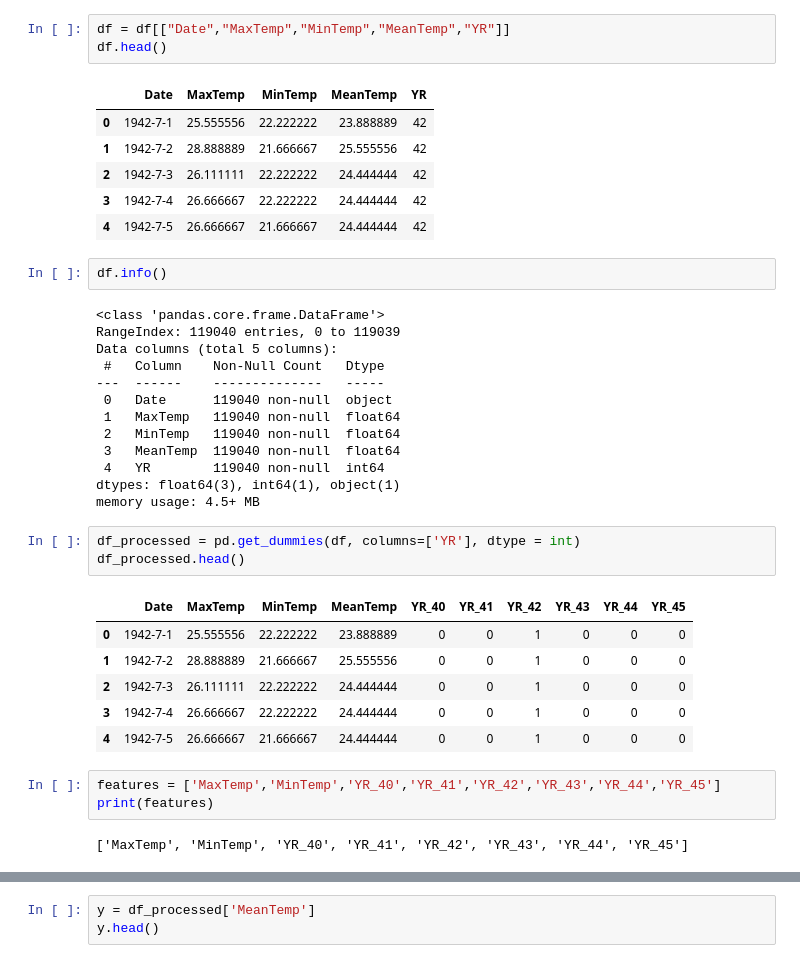
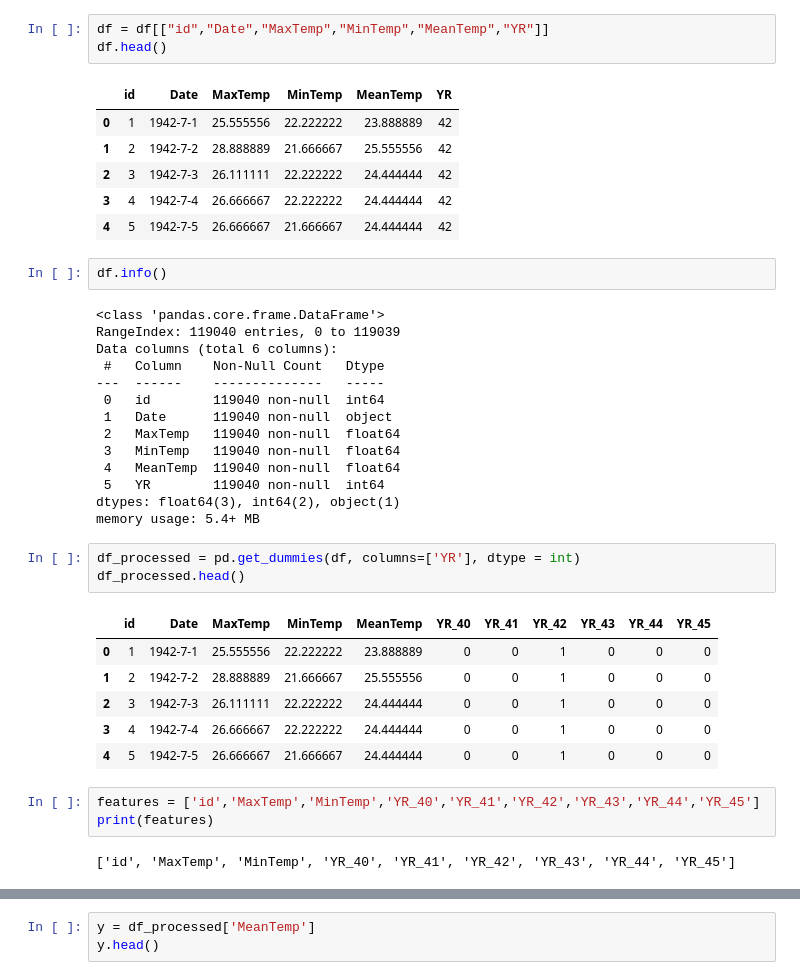
Before and after one commit to FILHOW/Clima_MVP, a Jupyter notebook: notebooks/Resumo_Do_Clima.ipynb, the cells around one changed output, grey strips where cells are left out. Saved outputs shown, nothing was run; the diff lists cells and outputs as text.

```diff
--- a/notebooks/Resumo_Do_Clima.ipynb
+++ b/notebooks/Resumo_Do_Clima.ipynb
@@ -15,43 +14,44 @@ df.head()
 # %%
-df = df[["Date","MaxTemp","MinTemp","MeanTemp","YR"]]
+df = df[["id","Date","MaxTemp","MinTemp","MeanTemp","YR"]]
 df.head()
 # %% [output]
-|  | Date | MaxTemp | MinTemp | MeanTemp | YR |
-| 0 | 1942-7-1 | 25.555556 | 22.222222 | 23.888889 | 42 |
-| 1 | 1942-7-2 | 28.888889 | 21.666667 | 25.555556 | 42 |
-| 2 | 1942-7-3 | 26.111111 | 22.222222 | 24.444444 | 42 |
-| 3 | 1942-7-4 | 26.666667 | 22.222222 | 24.444444 | 42 |
-| 4 | 1942-7-5 | 26.666667 | 21.666667 | 24.444444 | 42 |
+|  | id | Date | MaxTemp | MinTemp | MeanTemp | YR |
+| 0 | 1 | 1942-7-1 | 25.555556 | 22.222222 | 23.888889 | 42 |
+| 1 | 2 | 1942-7-2 | 28.888889 | 21.666667 | 25.555556 | 42 |
+| 2 | 3 | 1942-7-3 | 26.111111 | 22.222222 | 24.444444 | 42 |
+| 3 | 4 | 1942-7-4 | 26.666667 | 22.222222 | 24.444444 | 42 |
+| 4 | 5 | 1942-7-5 | 26.666667 | 21.666667 | 24.444444 | 42 |
 # %%
 df.info()
 # %% [output]
 <class 'pandas.core.frame.DataFrame'>
 RangeIndex: 119040 entries, 0 to 119039
-Data columns (total 5 columns):
+Data columns (total 6 columns):
  #   Column    Non-Null Count   Dtype
 ---  ------    --------------   -----
- 0   Date      119040 non-null  object
- 1   MaxTemp   119040 non-null  float64
- 2   MinTemp   119040 non-null  float64
- 3   MeanTemp  119040 non-null  float64
- 4   YR        119040 non-null  int64
-dtypes: float64(3), int64(1), object(1)
-memory usage: 4.5+ MB
+ 0   id        119040 non-null  int64
+ 1   Date      119040 non-null  object
+ 2   MaxTemp   119040 non-null  float64
+ 3   MinTemp   119040 non-null  float64
+ 4   MeanTemp  119040 non-null  float64
+ 5   YR        119040 non-null  int64
+dtypes: float64(3), int64(2), object(1)
+memory usage: 5.4+ MB
 # %%
 df_processed = pd.get_dummies(df, columns=['YR'], dtype = int)
 df_processed.head()
 # %% [output]
-|  | Date | MaxTemp | MinTemp | MeanTemp | YR_40 | YR_41 | YR_42 | YR_43 | YR_44 | YR_45 |
-| 0 | 1942-7-1 | 25.555556 | 22.222222 | 23.888889 | 0 | 0 | 1 | 0 | 0 | 0 |
-| 1 | 1942-7-2 | 28.888889 | 21.666667 | 25.555556 | 0 | 0 | 1 | 0 | 0 | 0 |
-| 2 | 1942-7-3 | 26.111111 | 22.222222 | 24.444444 | 0 | 0 | 1 | 0 | 0 | 0 |
-| 3 | 1942-7-4 | 26.666667 | 22.222222 | 24.444444 | 0 | 0 | 1 | 0 | 0 | 0 |
-| 4 | 1942-7-5 | 26.666667 | 21.666667 | 24.444444 | 0 | 0 | 1 | 0 | 0 | 0 |
+|  | id | Date | MaxTemp | MinTemp | MeanTemp | YR_40 | YR_41 | YR_42 | YR_43 | YR_44 | YR_45 |
+| 0 | 1 | 1942-7-1 | 25.555556 | 22.222222 | 23.888889 | 0 | 0 | 1 | 0 | 0 | 0 |
+| 1 | 2 | 1942-7-2 | 28.888889 | 21.666667 | 25.555556 | 0 | 0 | 1 | 0 | 0 | 0 |
+| 2 | 3 | 1942-7-3 | 26.111111 | 22.222222 | 24.444444 | 0 | 0 | 1 | 0 | 0 | 0 |
+| 3 | 4 | 1942-7-4 | 26.666667 | 22.222222 | 24.444444 | 0 | 0 | 1 | 0 | 0 | 0 |
+| 4 | 5 | 1942-7-5 | 26.666667 | 21.666667 | 24.444444 | 0 | 0 | 1 | 0 | 0 | 0 |
 # %%
-features = ['MaxTemp','MinTemp','YR_40','YR_41','YR_42','YR_43','YR_44','YR_45']
+features = ['id','MaxTemp','MinTemp','YR_40','YR_41','YR_42','YR_43','YR_44','YR_45']
 print(features)
 # %% [output]
-['MaxTemp', 'MinTemp', 'YR_40', 'YR_41', 'YR_42', 'YR_43', 'YR_44', 'YR_45']
+['id', 'MaxTemp', 'MinTemp', 'YR_40', 'YR_41', 'YR_42', 'YR_43', 'YR_44', 'YR_45']
 # %%
 X = df_processed[features]
 X.head()
```
Also changed, not shown: parts of 14 cells of this notebook.
